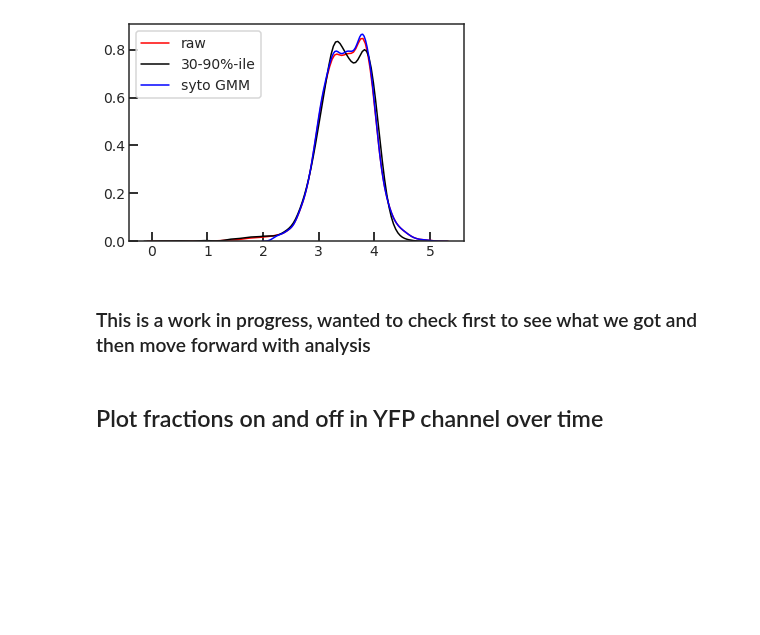
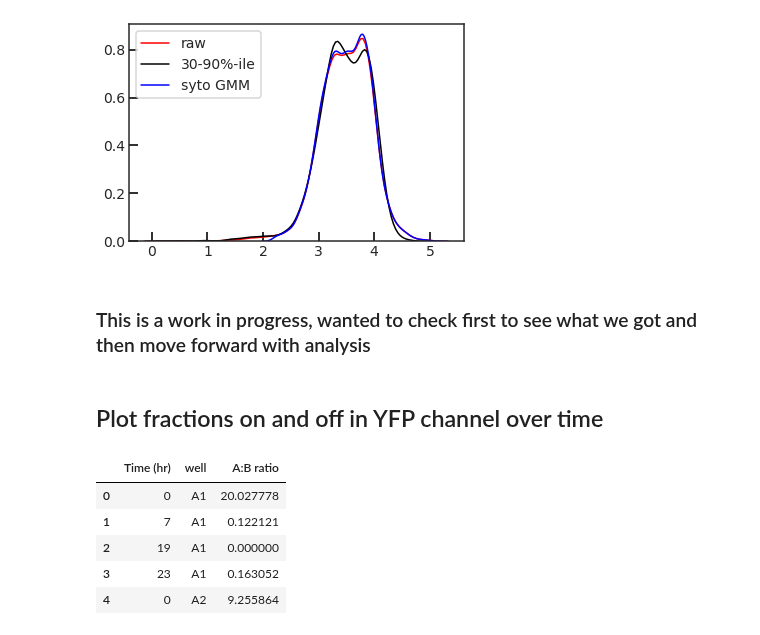
Before and after one commit to geezerbriefs/xpspython, a Jupyter notebook: flow/plot A=B flow data.ipynb, the cells around one changed output. Cells and saved outputs as stored; diff of their text form; code cells hidden in the pictures; blank space fills up the shorter version.

```diff
--- a/flow/plot A=B flow data.ipynb
+++ b/flow/plot A=B flow data.ipynb
@@ -66,0 +109,9 @@ plt.legend(labels=['raw', '30-90%-ile', 'syto GMM'])
+# %%
+all_ratios.head()
+# %% [output]
+|  | Time (hr) | well | A:B ratio |
+| 0 | 0 | A1 | 20.027778 |
+| 1 | 7 | A1 | 0.122121 |
+| 2 | 19 | A1 | 0.000000 |
+| 3 | 23 | A1 | 0.163052 |
+| 4 | 0 | A2 | 9.255864 |
```
Also changed, not shown: parts of 10 cells of this notebook.
